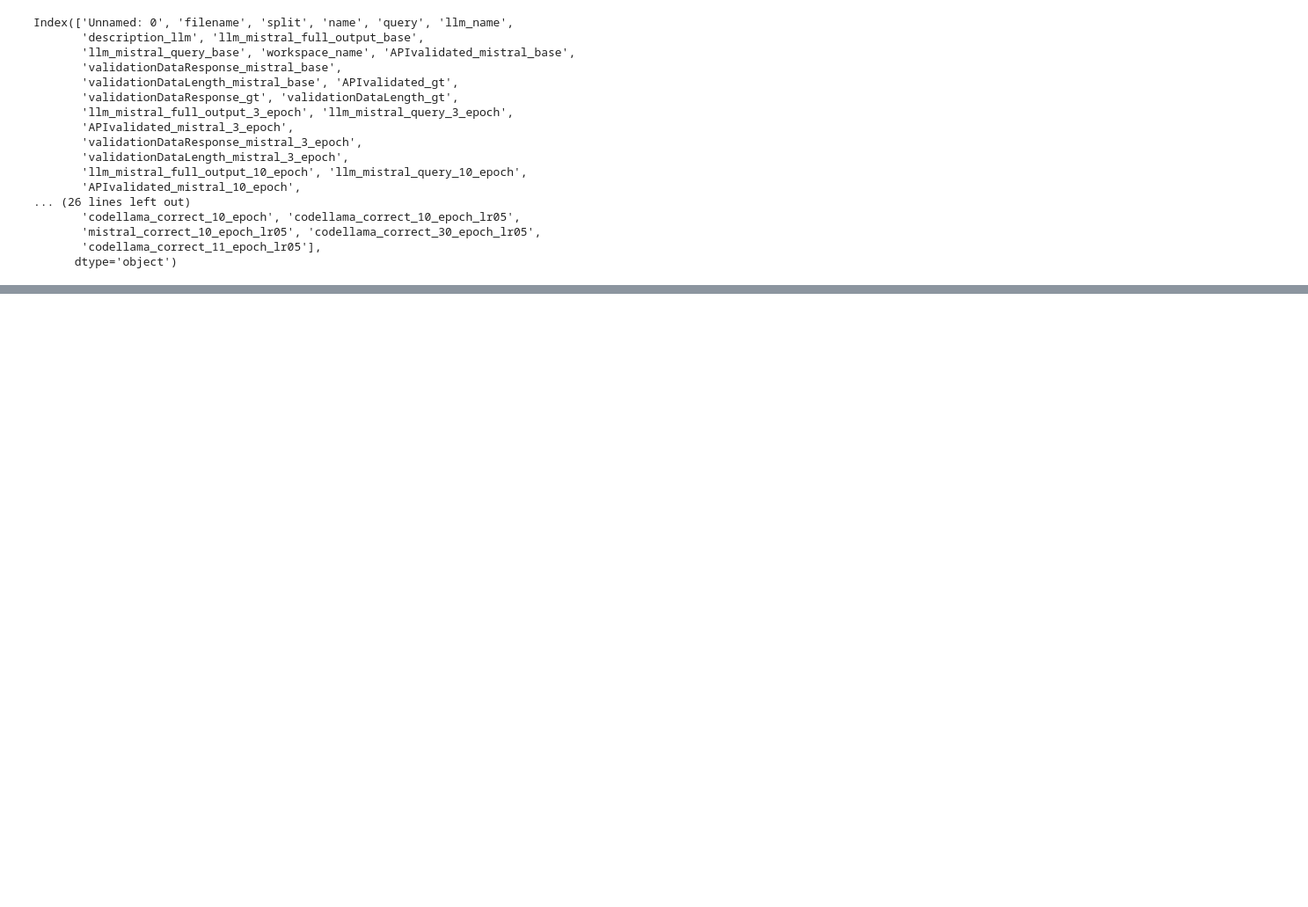
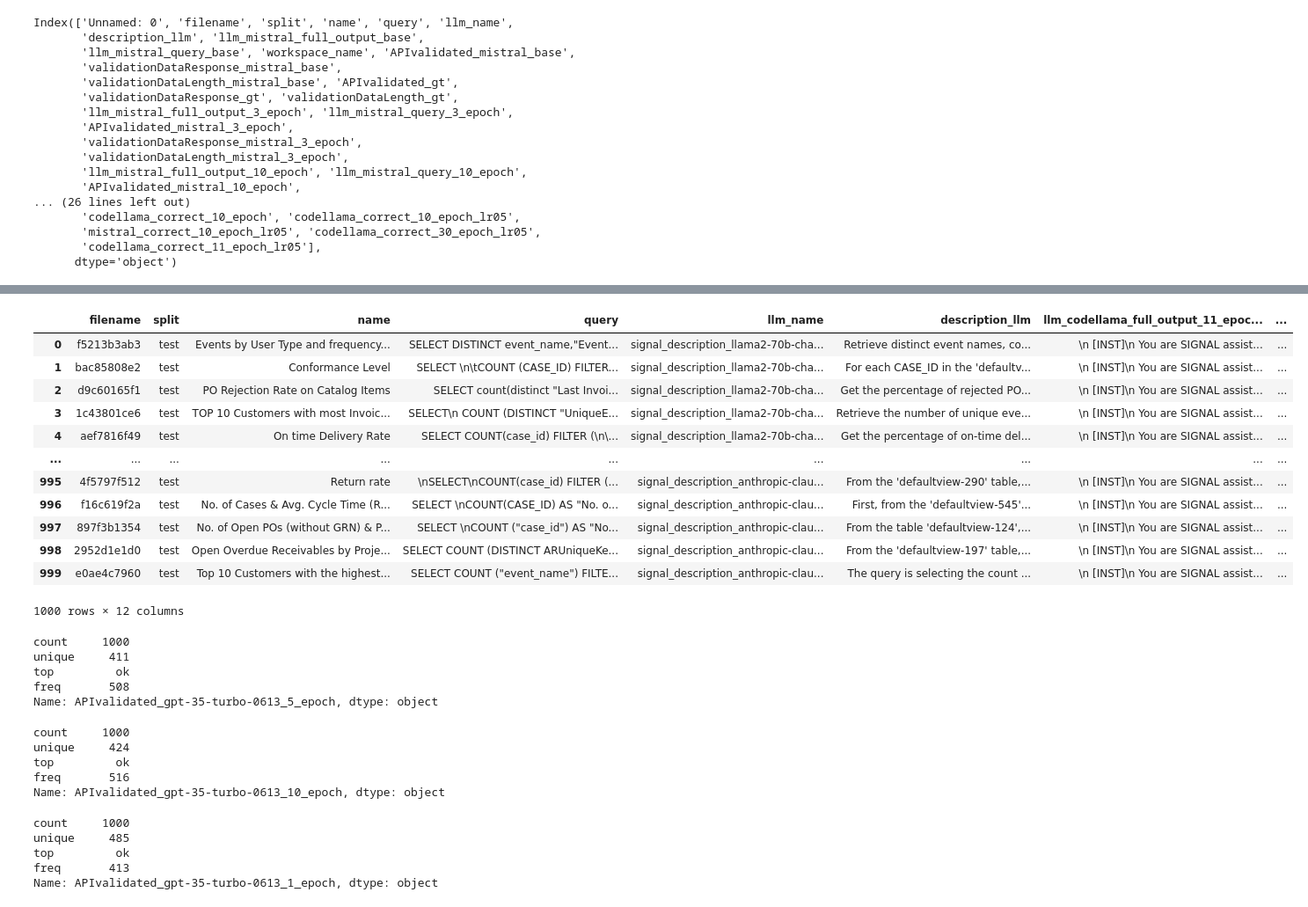
Before and after one commit to u128str/text2SIGNAL, a Jupyter notebook: notebooks/3_Phase_LLMexperiments_withSubsetSignalsFromCSV.ipynb, the cells around one changed output, grey strips where cells are left out. Shown at 88% size. Saved outputs shown, nothing was run; the diff lists cells and outputs as text; code cells hidden in the pictures; blank space fills up the shorter version.

```diff
--- a/notebooks/3_Phase_LLMexperiments_withSubsetSignalsFromCSV.ipynb
+++ b/notebooks/3_Phase_LLMexperiments_withSubsetSignalsFromCSV.ipynb
@@ -1667,0 +1818,7 @@ dfp [dfp['APIvalidated_codellama_10_epoch'] != "ok"][cols].tail(10)
+# %%
+# Add new LLM results
+# gpt-35-turbo-0613-text2signal 1 epoch lrm5
+# 6m 55s
+file_name='signals_gpt-35-turbo-0613-text2signal-1epoch-lrm-5_test_set_1000_epoch_1_lrm_5.json'
+llm_suffix="1_epoch_lrm_5"
+llm_gpt_35_turbo_0613_text2signal_1_epoch_lrm_5= read_create_api_validate_df_from_llm_predict_json_restart(file_name,df_merged,llm_name="gpt-35-turbo-0613",llm_suffix=llm_suffix)
@@ -1667,0 +1843,7 @@ dfp [dfp['APIvalidated_codellama_10_epoch'] != "ok"][cols].tail(10)
+# %%
+# Add new LLM results
+# davinci-002-text2signal 'llm_davinci-002-3epochs_query' "llm_davinci-002_full_output"
+# 9m 20s
+file_name='signals_davinci-002-3epochs_test_set_1000_epoch_3.json'
+llm_suffix="3epochs"
+llm_davinci_002_text2signal_3_epoch= read_create_api_validate_df_from_llm_predict_json_restart(file_name,df_merged,llm_name="davinci-002",llm_suffix=llm_suffix)
@@ -1667,0 +1868,6 @@ dfp [dfp['APIvalidated_codellama_10_epoch'] != "ok"][cols].tail(10)
+# %%
+# davinci-002-1epoch-lrm5 'signals_davinci-002-1epoch-lrm5_test_set_1000_1epoch_lrm5.json'
+# 8m 30.3s
+file_name='signals_davinci-002-1epoch-lrm5_test_set_1000_1epoch_lrm5.json'
+llm_suffix="1epoch_lrm5"
+llm_davinci_002_text2signal_1_epoch_lrm_5= read_create_api_validate_df_from_llm_predict_json_restart(file_name,df_merged,llm_name="davinci-002",llm_suffix=llm_suffix)
@@ -1667,0 +1892,6 @@ dfp [dfp['APIvalidated_codellama_10_epoch'] != "ok"][cols].tail(10)
+# %%
+# ccodellama no-mask step 6999 11 epochs
+
+file_name='signals_codellama_test_set_1000_11_epochs-lr-04_6999_step_no_mask.json'
+llm_suffix="11_epochs_step_6999_no_mask"
+llm_codellama_11_epochs_step_6999_no_mask= read_create_api_validate_df_from_llm_predict_json_restart(file_name,df_merged,llm_name="codellama",llm_suffix=llm_suffix)
@@ -1667,0 +1916,48 @@ dfp [dfp['APIvalidated_codellama_10_epoch'] != "ok"][cols].tail(10)
+# %%
+#llm_gpt_35_turbo_0613_text2signal_5_epoch
+#llm_gpt_35_turbo_0613_text2signal_10_epoch
+llm_gpt_35_turbo_0613_text2signal_1_epoch
+llm_gpt_35_turbo_0613_text2signal_1_epoch_lrm_5
+llm_davinci_002_text2signal_3_epoch
+llm_davinci_002_text2signal_1_epoch_lrm_5
+llm_codellama_11_epochs_step_6999_no_mask
+# %% [output]
+|  | filename | split | name | query | llm_name | description_llm | llm_codellama_full_output_11_epoc... | ... |
+| 0 | f5213b3ab3 | test | Events by User Type and frequency... | SELECT DISTINCT event_name,"Event... | signal_description_llama2-70b-cha... | Retrieve distinct event names, co... | \n [INST]\n You are SIGNAL assist... | ... |
+| 1 | bac85808e2 | test | Conformance Level | SELECT \n\tCOUNT (CASE_ID) FILTER... | signal_description_llama2-70b-cha... | For each CASE_ID in the 'defaultv... | \n [INST]\n You are SIGNAL assist... | ... |
+| 2 | d9c60165f1 | test | PO Rejection Rate on Catalog Items | SELECT count(distinct "Last Invoi... | signal_description_llama2-70b-cha... | Get the percentage of rejected PO... | \n [INST]\n You are SIGNAL assist... | ... |
+| 3 | 1c43801ce6 | test | TOP 10 Customers with most Invoic... | SELECT\n COUNT (DISTINCT "UniqueE... | signal_description_llama2-70b-cha... | Retrieve the number of unique eve... | \n [INST]\n You are SIGNAL assist... | ... |
+| 4 | aef7816f49 | test | On time Delivery Rate | SELECT COUNT(case_id) FILTER (\n\... | signal_description_llama2-70b-cha... | Get the percentage of on-time del... | \n [INST]\n You are SIGNAL assist... | ... |
+| ... | ... | ... | ... | ... | ... | ... | ... | ... |
+| 995 | 4f5797f512 | test | Return rate | \nSELECT\nCOUNT(case_id) FILTER (... | signal_description_anthropic-clau... | From the 'defaultview-290' table,... | \n [INST]\n You are SIGNAL assist... | ... |
+| 996 | f16c619f2a | test | No. of Cases & Avg. Cycle Time (R... | SELECT \nCOUNT(CASE_ID) AS "No. o... | signal_description_anthropic-clau... | First, from the 'defaultview-545'... | \n [INST]\n You are SIGNAL assist... | ... |
+| 997 | 897f3b1354 | test | No. of Open POs (without GRN) & P... | SELECT \nCOUNT ("case_id") AS "No... | signal_description_anthropic-clau... | From the table 'defaultview-124',... | \n [INST]\n You are SIGNAL assist... | ... |
+| 998 | 2952d1e1d0 | test | Open Overdue Receivables by Proje... | SELECT COUNT (DISTINCT ARUniqueKe... | signal_description_anthropic-clau... | From the 'defaultview-197' table,... | \n [INST]\n You are SIGNAL assist... | ... |
+| 999 | e0ae4c7960 | test | Top 10 Customers with the highest... | SELECT COUNT ("event_name") FILTE... | signal_description_anthropic-clau... | The query is selecting the count ... | \n [INST]\n You are SIGNAL assist... | ... |
+1000 rows × 12 columns
+# %%
+llm_gpt_35_turbo_0613_text2signal_5_epoch['APIvalidated_gpt-35-turbo-0613_5_epoch'].describe() #508
+# df_for_api["codellama_correct_11_epoch_lr05"]=df_for_api['validationDataResponse_gt'] == df_for_api['validationDataResponse_codellama_11_epoch_lr05']
+#llm_gpt_35_turbo_0613_text2signal_5_epoch["gpt-35-turbo-0613_correct_5_epoch"] = llm_gpt_35_turbo_0613_text2signal_5_epoch[]
+# %% [output]
+count     1000
+unique     411
+top         ok
+freq       508
+Name: APIvalidated_gpt-35-turbo-0613_5_epoch, dtype: object
+# %%
+llm_gpt_35_turbo_0613_text2signal_10_epoch['APIvalidated_gpt-35-turbo-0613_10_epoch'].describe()
+# %% [output]
+count     1000
+unique     424
+top         ok
+freq       516
+Name: APIvalidated_gpt-35-turbo-0613_10_epoch, dtype: object
+# %%
+llm_gpt_35_turbo_0613_text2signal_1_epoch['APIvalidated_gpt-35-turbo-0613_1_epoch'].describe()
+# %% [output]
+count     1000
+unique     485
+top         ok
+freq       413
+Name: APIvalidated_gpt-35-turbo-0613_1_epoch, dtype: object
```
Also changed, not shown: parts of 39 cells of this notebook, 36 other files.
